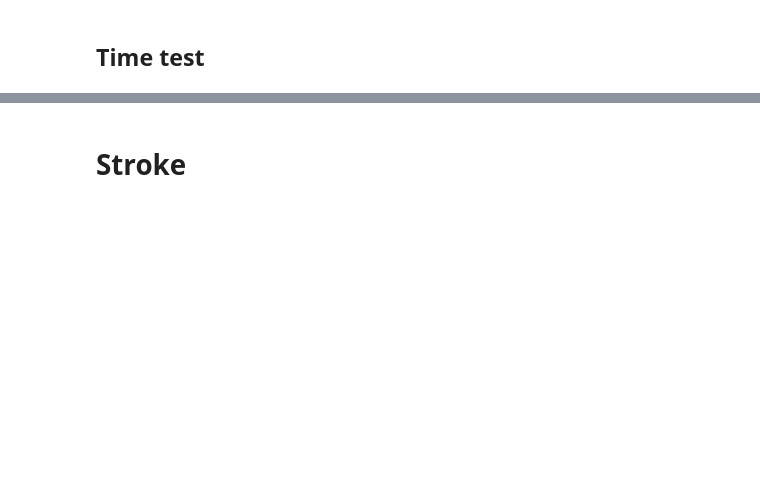
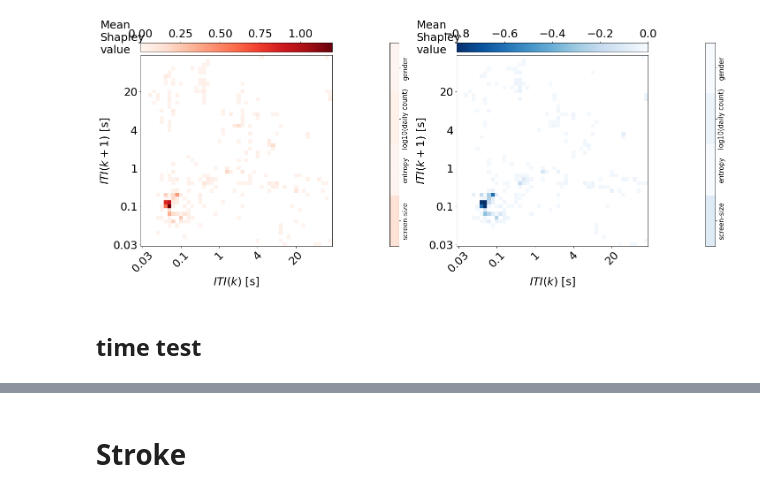
Before and after one commit to codelableidenvelux/BehavioralAge_2022, a Jupyter notebook: tap2age_xg.ipynb, the cells around one changed output, grey strips where cells are left out. Cells and saved outputs as stored; diff of their text form; code cells hidden in the pictures; blank space fills up the shorter version.

```diff
--- a/tap2age_xg.ipynb
+++ b/tap2age_xg.ipynb
@@ -165 +288,22 @@ params = {'objective':'reg:squarederror',  'colsample_bytree': 0.6,'learning_rat
+# %%
+param_test6 = {
+ 'reg_alpha': [0, 0.001, 0.005, 0.01, 0.05, 0.1]
+}
+gsearch6 = GridSearchCV(estimator = xgb.XGBRegressor(learning_rate=0.1, n_estimators=62, max_depth=3,
+ min_child_weight=5, gamma=0, subsample=1.0, colsample_bytree=1.0,
+ objective= 'reg:squarederror', tree_method='gpu_hist', scale_pos_weight=1, seed=123),
+ param_grid = param_test6, scoring='r2' ,n_jobs=4, cv=10)
+gsearch6.fit(_x, _y)
+gsearch6.best_params_, gsearch6.best_score_
+# %%
+param_test7 = {
+ 'reg_lambda': [1e-5, 1e-2, 0.1, 1, 100]
+#   'reg_lambda': [0.7, 1, 1.2]
+}
+gsearch7 = GridSearchCV(estimator = xgb.XGBRegressor(learning_rate=0.1, n_estimators=62, max_depth=3,
+ min_child_weight=5, gamma=0, subsample=1.0, colsample_bytree=1.0, reg_alpha=0.005,
+ objective= 'reg:squarederror', tree_method='gpu_hist', scale_pos_weight=1, seed=123),
+ param_grid = param_test7, scoring='r2', n_jobs=4, cv=10)
+gsearch7.fit(_x, _y)
+gsearch7.best_params_, gsearch7.best_score_
 # %% [markdown]
@@ -174,10 +318,9 @@ all_test_true = []
 all_models = []
 train_used = 0
 
-for train_index, test_index in kf.split(X_df_180):
-#     print("TRAIN:", train_index[:3], "TEST:", test_index[:3])
-    X_train, X_test = X_df_180.iloc[train_index], X_df_180.iloc[test_index]
-    y_train, y_test = y_180[train_index], y_180[test_index]
+for train_index, test_index in kf.split(_x):
+    X_train, X_test = _x.iloc[train_index], _x.iloc[test_index]
+    y_train, y_test = _y[train_index], _y[test_index]
 #     print(X_train.shape, X_test.shape)
     d_train, d_test = np.squeeze(d_180[train_index]), np.squeeze(d_180[test_index])
 
@@ -186,7 +329,7 @@ for train_index, test_index in kf.split(X_df_180):
     train_used += np.sum(d_train >= TH)
     print(f"TR {np.sum(d_train >= TH) / len(d_train) * 100:.2f}%")
 
-    model = xgb.XGBRegressor(n_estimators=560, **params).fit(X_train, y_train)
+    model = xgb.XGBRegressor(n_estimators=len(xgb_cv), **params).fit(X_train, y_train)
     all_models.append(model)
     pred_vals_train = model.predict(X_train)
     pred_vals_test = model.predict(X_test)
@@ -195,4 +338,4 @@ for train_index, test_index in kf.split(X_df_180):
     all_test_pred.extend(pred_vals_test)
     all_train_true.extend(y_train)
     all_test_true.extend(y_test)
-    print(f"TR : {np.mean(np.abs(np.array(all_train_pred) - np.array(all_train_true))):.2f} - TE : {np.mean(np.abs(np.array(all_test_pred) - np.array(all_test_true))):.2f}")
+    print(f"TR : {mean_absolute_error(np.array(all_train_true), np.array(all_train_pred)):.2f} - TE : {mean_absolute_error(np.array(all_test_true), np.array(all_test_pred)):.2f}")
@@ -206,10 +370,10 @@ all_test_true_90 = []
 all_models_90 = []
 train_used = 0
 
-for train_index, test_index in kf.split(X_df_90):
+for train_index, test_index in kf.split(X_full_90):
 #     print("TRAIN:", train_index[:3], "TEST:", test_index[:3])
-    X_train, X_test = X_df_90.iloc[train_index], X_df_90.iloc[test_index]
-    y_train, y_test = y_90[train_index], y_90[test_index]
+    X_train, X_test = X_full_90.iloc[train_index], X_full_90.iloc[test_index]
+    y_train, y_test = Y_full_90[train_index], Y_full_90[test_index]
 #     print(X_train.shape, X_test.shape)
     d_train, d_test = np.squeeze(d_90[train_index]), np.squeeze(d_90[test_index])
 
@@ -218,7 +382,7 @@ for train_index, test_index in kf.split(X_df_90):
     train_used += np.sum(d_train >= TH)
     print(f"TR {np.sum(d_train >= TH) / len(d_train) * 100:.2f}%")
 
-    model = xgb.XGBRegressor(n_estimators=560, **params).fit(X_train, y_train)
+    model = xgb.XGBRegressor(n_estimators=len(xgb_cv), **params).fit(X_train, y_train)
     all_models_90.append(model)
     pred_vals_train = model.predict(X_train)
     pred_vals_test = model.predict(X_test)
@@ -262,5 +455,5 @@ for i, (train_index, test_index) in enumerate(kf.split(X_df_180)):
 # %%
-fig = plt.figure(figsize=(20, 8))
+fig = plt.figure(figsize=(20, 8.7))
 gs0 = gridspec.GridSpec(1, 4, figure=fig, width_ratios=[1, 0.05, 1, 0.05])
 
 labels = ['0.03', '0.1', '1', '4', '20']
@@ -325,35 +518,37 @@ ax01.set_yticklabels([new_names[2500], new_names[2501], new_names[2502], new_nam
 # ax99.spines['bottom'].set_visible(False)
 
 m_neg = np.nanmean(neg_val, 0)
 mask = np.ones_like(m_neg)
 mask[m_neg > -0.01] = np.nan
 ax1 = fig.add_subplot(gs0[0, 2])
 im = ax1.imshow(m_neg * mask, cmap="Blues_r", vmin=-0.8, vmax=0, aspect='auto')
 divider = make_axes_locatable(ax1)
 cax = divider.new_vertical(size="5%", pad=.1, pack_start=False)
 fig.add_axes(cax)
 cb = fig.colorbar(im, cax=cax, orientation="horizontal")
 cb.ax.xaxis.set_ticks_position('top')
 ax1.invert_yaxis()
 ax1.set_xticks(ticks)
 ax1.set_xticklabels(labels)
 ax1.xaxis.set_tick_params(rotation=45)
 ax1.set_yticks(ticks)
 ax1.set_yticklabels(labels)
 ax1.set_ylabel(r'$ITI(k + 1)$ [s]')
 ax1.set_xlabel(r'$ITI(k)$ [s]')
 ax1.text(-11, 50.1, 'Mean\nShapley\nvalue', size=25)
 
 ax11 = fig.add_subplot(gs0[0, 3])
 ax11.imshow(np.nanmean(neg_extra, 0)[:, None], vmin=-0.8, vmax=0, cmap='Blues_r', aspect='auto')
 ax11.yaxis.tick_right()
 ax11.set_xticks([])
 ax11.set_yticks([0, 1, 2, 3])
 ax11.set_yticklabels([new_names[2500], new_names[2501], new_names[2502], new_names[2503]], rotation=90, size=15, verticalalignment='center')
 
 plt.tight_layout()
-plt.savefig("figures/xgboost/figure_1_panel_e.pdf")
+plt.savefig("figures/v18/figure_1_panel_e.pdf")
+# %% [output]
+[figure, added]
 # %% [markdown]
-## Time test
+## time test
 # %%
 kf = KFold(n_splits=10, shuffle=True)
```
Also changed, not shown: parts of 66 cells of this notebook, 1 other file.
